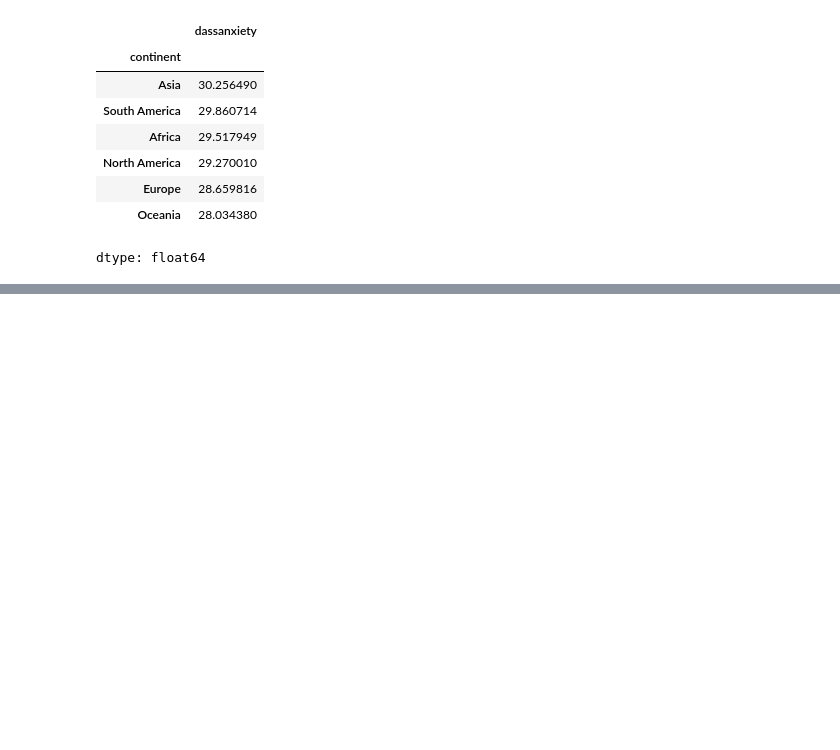
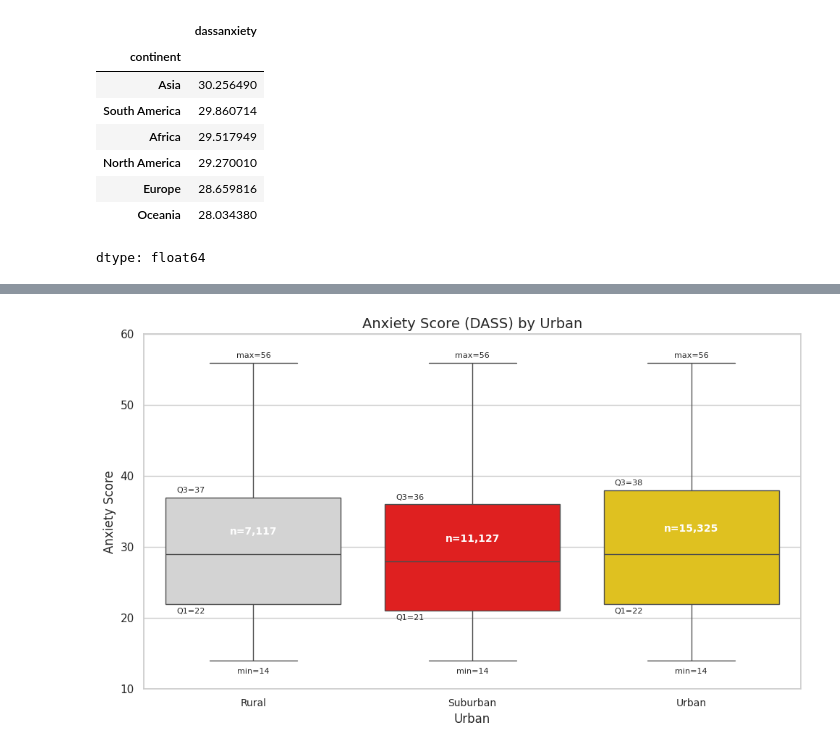
Before and after one commit to vrelvape/individual-project-mental-health, a Jupyter notebook: notebooks/01_exploration.ipynb, the cells around one changed output, grey strips where cells are left out. Cells and saved outputs as stored; diff of their text form; code cells hidden in the pictures; blank space fills up the shorter version.

```diff
--- a/notebooks/01_exploration.ipynb
+++ b/notebooks/01_exploration.ipynb
@@ -1272,0 +1418,11 @@ dtype: float64
+# %%
+import pandas as pd
+
+urban_filtered_df = analysis_standardized_df[~analysis_standardized_df["urban_clean"].isin(["No response"])].copy()
+#future worning
+if isinstance(urban_filtered_df["urban_clean"].dtype, pd.CategoricalDtype):
+    urban_filtered_df["urban_clean"] = urban_filtered_df["urban_clean"].cat.remove_unused_categories()
+
+
+mean_std_by_urban = urban_filtered_df.groupby("urban_clean", observed=True)["dassanxiety"].agg(['mean', 'std', 'count']).round(2)
+display(mean_std_by_urban)
@@ -1272,0 +1435,63 @@ dtype: float64
+# %%
+import seaborn as sns
+import matplotlib.pyplot as plt
+
+#palette
+remaining_urban = urban_filtered_df["urban_clean"].unique()
+palette = {urban: color for urban, color in zip(
+    remaining_urban, ["gold", "red", "lightgray"]
+)}
+
+group_counts = urban_filtered_df["urban_clean"].value_counts()
+
+plt.figure(figsize=(10, 6))
+ax = sns.boxplot(
+    x="urban_clean",
+    y="dassanxiety",
+    data=urban_filtered_df,
+    palette=palette,
+    hue="urban_clean",
+    legend=False,
+    showmeans=False
+)
+
+ax.set_ylim(10, 60)
+ax.tick_params(axis='x', labelsize=10)
+
+#obtaining the actual x positions used by seaborn
+positions = {cat.get_text(): i for i, cat in enumerate(ax.get_xticklabels())}
+
+#add annotations
+for urban in remaining_urban:
+    scores = urban_filtered_df[urban_filtered_df["urban_clean"] == urban]["dassanxiety"]
+    min_val = scores.min()
+    q1 = scores.quantile(0.25)
+    median = scores.median()
+    q3 = scores.quantile(0.75)
+    max_val = scores.max()
+    count = group_counts[urban]
+    x = positions[urban]
+
+
+    ax.text(x, min_val - 1, f"min={min_val:.0f}", ha='center', va='top', fontsize=8)
+    ax.text(x, max_val + 0.5, f"max={max_val:.0f}", ha='center', va='bottom', fontsize=8)
+
+    ax.text(x - 0.22, q1 - 0.5, f"Q1={q1:.0f}", ha='right', va='top', fontsize=8)
+
+
+    ax.text(x - 0.22, q3 + 0.5, f"Q3={q3:.0f}", ha='right', va='bottom', fontsize=8)
+
+
+    n_y = median + (q3 - median) * 0.4
+    ax.text(x, n_y, f"n={count:,}", ha='center', va='center',
+            fontsize=10, weight='bold', color='white')
+
+
+ax.set_title("Anxiety Score (DASS) by Urban", fontsize=14)
+ax.set_xlabel("Urban", fontsize=12)
+ax.set_ylabel("Anxiety Score", fontsize=12)
+
+plt.tight_layout()
+plt.show()
+# %% [output]
+[figure, added]
```
Also changed, not shown: parts of 34 cells of this notebook.
